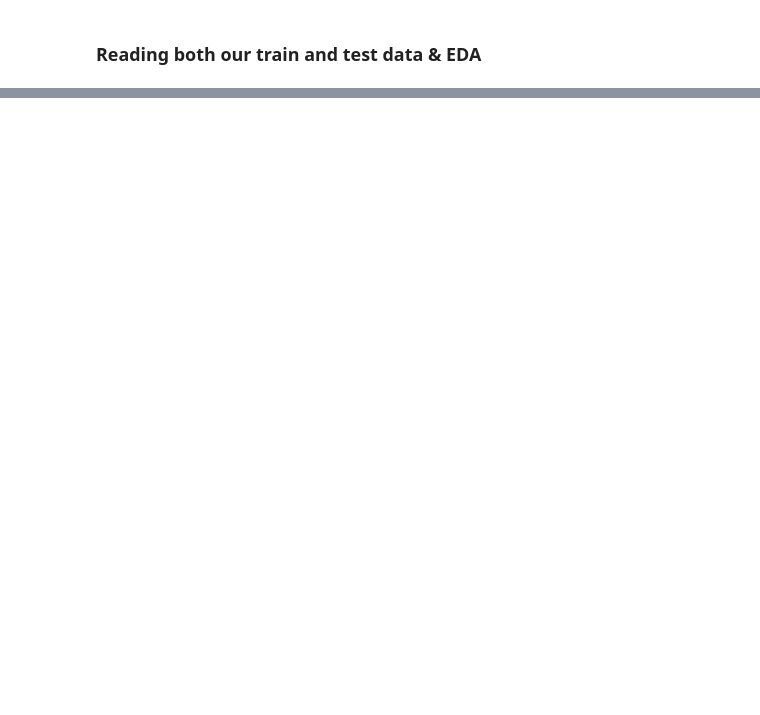
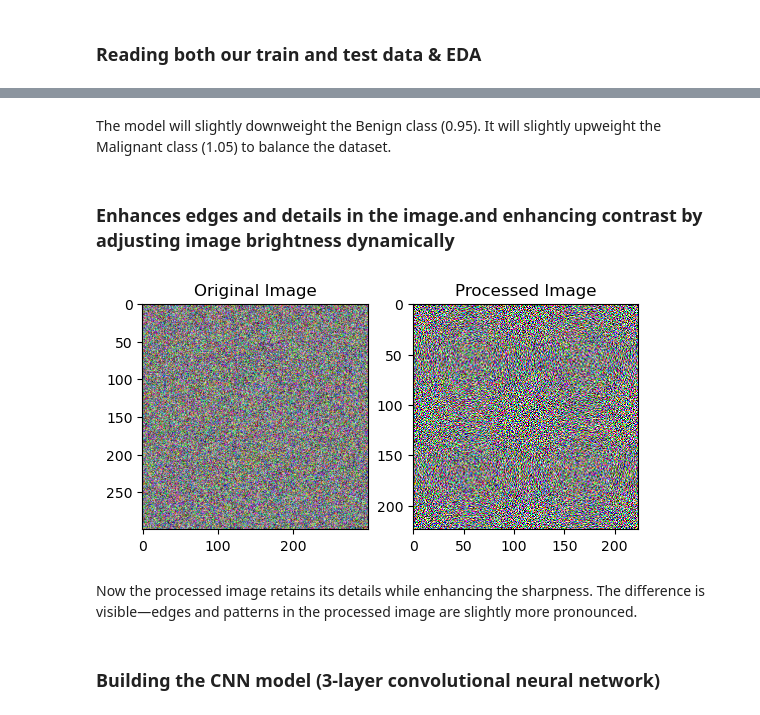
Before and after one commit to adobea-dev/Melanoma-Cancer-Image-Analysis, a Jupyter notebook: Melanoma_Cancer_Image_analysis.ipynb, the cells around one changed output, grey strips where cells are left out. Saved outputs shown, nothing was run; the diff lists cells and outputs as text; code cells hidden in the pictures; blank space fills up the shorter version.

```diff
--- a/Melanoma_Cancer_Image_analysis.ipynb
+++ b/Melanoma_Cancer_Image_analysis.ipynb
@@ -188,0 +252,41 @@ class_weights = dict(enumerate(class_weights))
+# %% [markdown]
+The model will slightly downweight the Benign class (0.95).
+It will slightly upweight the Malignant class (1.05) to balance the dataset.
+# %% [markdown]
+### Enhances edges and details in the image.and enhancing contrast by adjusting image brightness dynamically
+# %%
+# Function to preprocess images correctly
+def preprocess_image(image, target_size=(224, 224)):
+    # Resize image first
+    image = cv2.resize(image, target_size)
+
+    # Apply sharpening filter BEFORE normalizing
+    sharpen_kernel = np.array([[0, -1, 0], [-1, 5, -1], [0, -1, 0]])
+    image = cv2.filter2D(image, -1, sharpen_kernel)
+
+    # Convert back to uint8 before normalization
+    image = np.clip(image, 0, 255).astype(np.uint8)
+
+    # Normalize pixel values to [0,1]
+    image = image / 255.0
+
+    return image
+
+# Example usage with a real image
+sample_image = np.random.randint(0, 256, (300, 300, 3), dtype=np.uint8)  # Simulating an actual image
+processed_image = preprocess_image(sample_image)
+
+# Show before & after
+plt.subplot(1, 2, 1)
+plt.imshow(sample_image)
+plt.title("Original Image")
+
+plt.subplot(1, 2, 2)
+plt.imshow(processed_image)
+plt.title("Processed Image")
+
+plt.show()
+# %% [output]
+[figure, added]
+# %% [markdown]
+Now the processed image retains its details while enhancing the sharpness. The difference is visible—edges and patterns in the processed image are slightly more pronounced.
@@ -188,0 +303,2 @@ class_weights = dict(enumerate(class_weights))
+# %% [markdown]
+### Building the CNN model (3-layer convolutional neural network)
```
Also changed, not shown: parts of 45 cells of this notebook.
